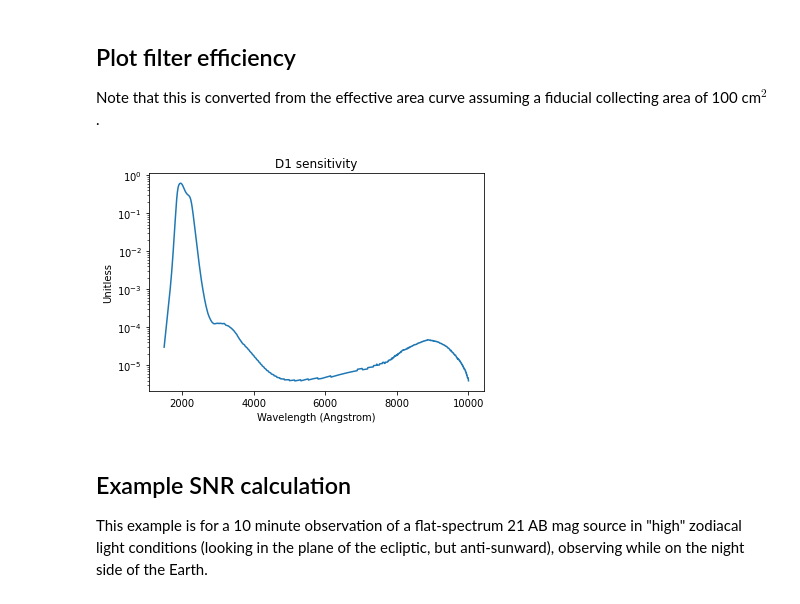
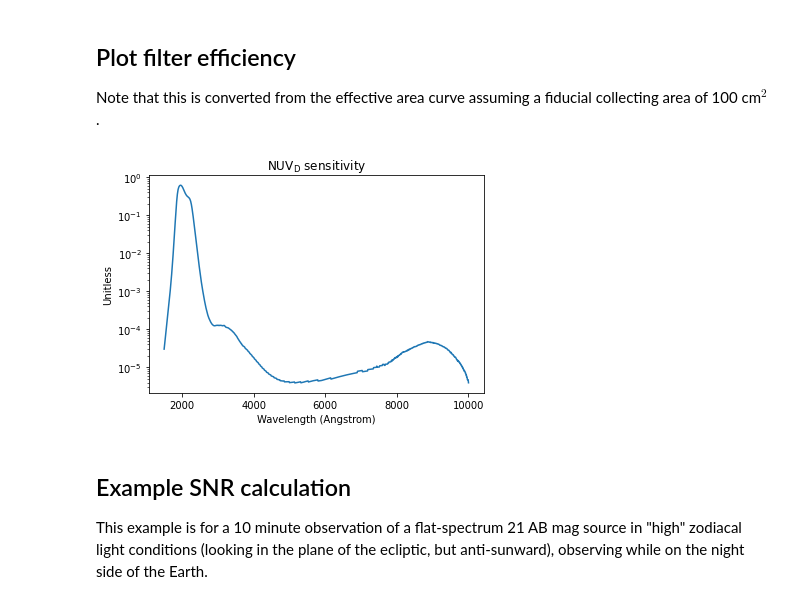
Before and after one commit to nasa/dorado-sensitivity, a Jupyter notebook: example.ipynb, the cells around one changed output. Saved outputs shown, nothing was run; the diff lists cells and outputs as text; code cells hidden in the pictures.

Commit message:
Remove bandpass keyword argument
We descoped to one satellite and one filter.

```diff
--- a/example.ipynb
+++ b/example.ipynb
@@ -16,9 +16,9 @@ import dorado.sensitivity
 
 Note that this is converted from the effective area curve assuming a fiducial collecting area of 100 cm$^2$.
 # %%
-dorado.sensitivity.bandpasses.D1.plot(ylog=True, title='D1 sensitivity')
+dorado.sensitivity.bandpasses.NUV_D.plot(ylog=True, title=r'$\mathrm{NUV}_\mathrm{D}$ sensitivity')
 # %% [output]
-[figure, old version]
+[figure, new version]
 # %% [markdown]
 ## Example SNR calculation
 
```
Also changed, not shown: 3 other files.
